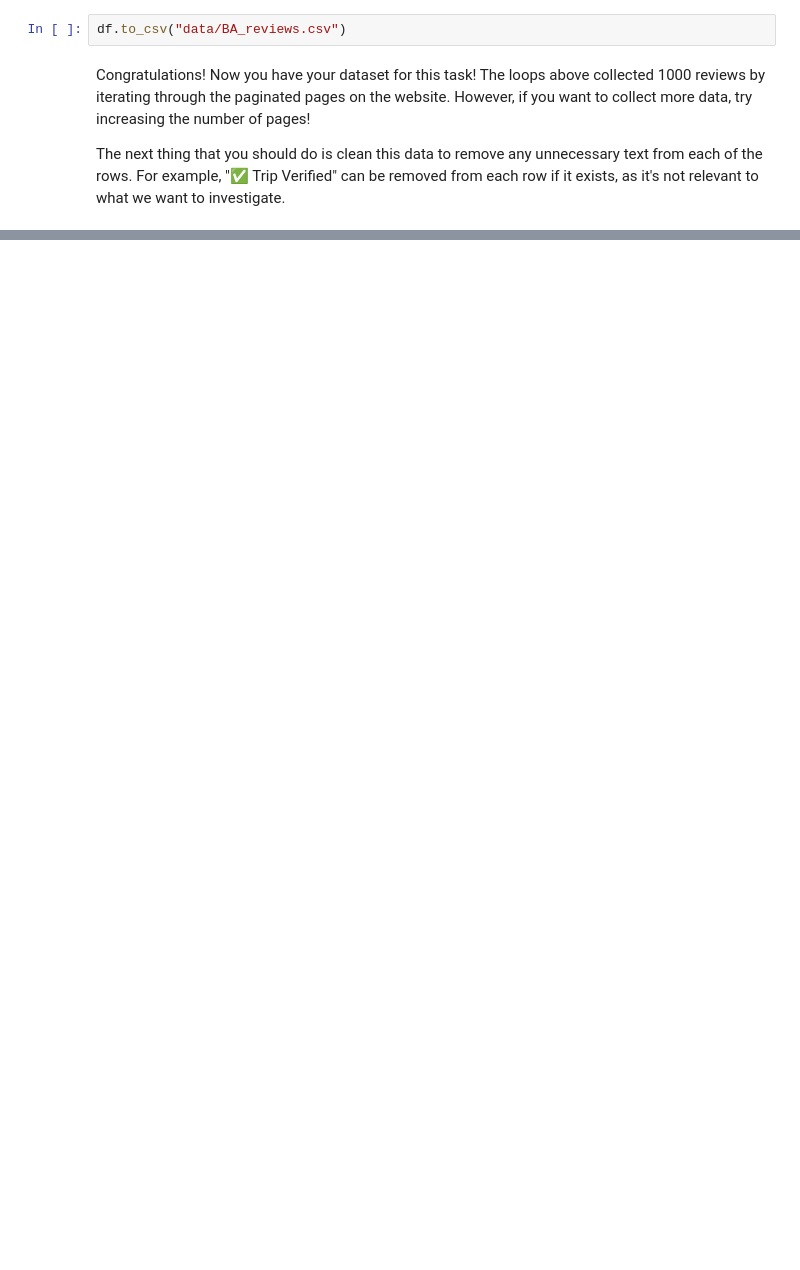
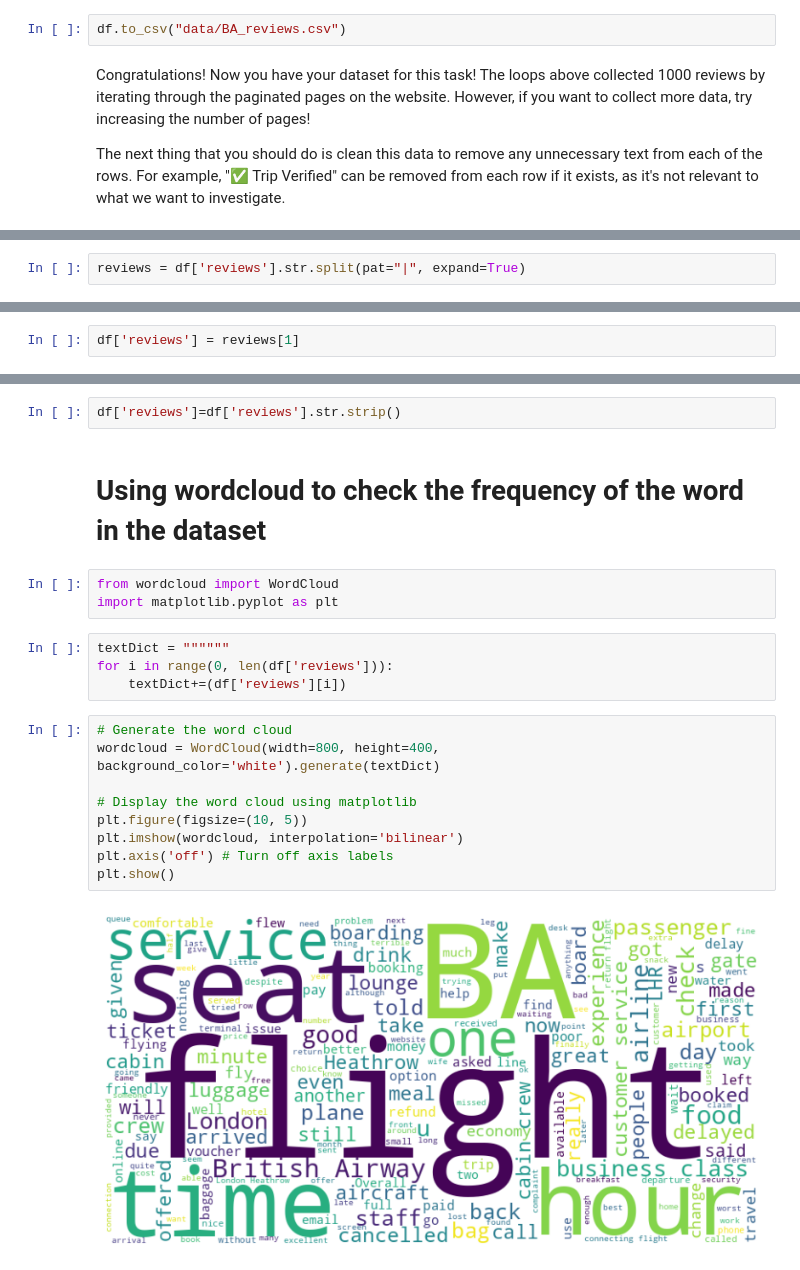
Before and after one commit to DarffourJoshua/forageAnalysis, a Jupyter notebook: getting_started.ipynb, the cells around one changed output, grey strips where cells are left out. Saved outputs shown, nothing was run; the diff lists cells and outputs as text; blank space fills up the shorter version.

Commit message:
perform various text analysis technique to the dataset

```diff
--- a/getting_started.ipynb
+++ b/getting_started.ipynb
@@ -81,0 +88,2 @@ Congratulations! Now you have your dataset for this task! The loops above collec
+# %%
+reviews = df['reviews'].str.split(pat="|", expand=True)
@@ -81,0 +106,2 @@ Congratulations! Now you have your dataset for this task! The loops above collec
+# %%
+df['reviews'] = reviews[1]
@@ -81,0 +117,22 @@ Congratulations! Now you have your dataset for this task! The loops above collec
+# %%
+df['reviews']=df['reviews'].str.strip()
+# %% [markdown]
+# Using wordcloud to check the frequency of the word in the dataset
+# %%
+from wordcloud import WordCloud
+import matplotlib.pyplot as plt
+# %%
+textDict = """"""
+for i in range(0, len(df['reviews'])):
+    textDict+=(df['reviews'][i])
+# %%
+# Generate the word cloud
+wordcloud = WordCloud(width=800, height=400, background_color='white').generate(textDict)
+
+# Display the word cloud using matplotlib
+plt.figure(figsize=(10, 5))
+plt.imshow(wordcloud, interpolation='bilinear')
+plt.axis('off') # Turn off axis labels
+plt.show()
+# %% [output]
+[figure, added]
```
Also changed, not shown: parts of 28 cells of this notebook, 1 other file.
